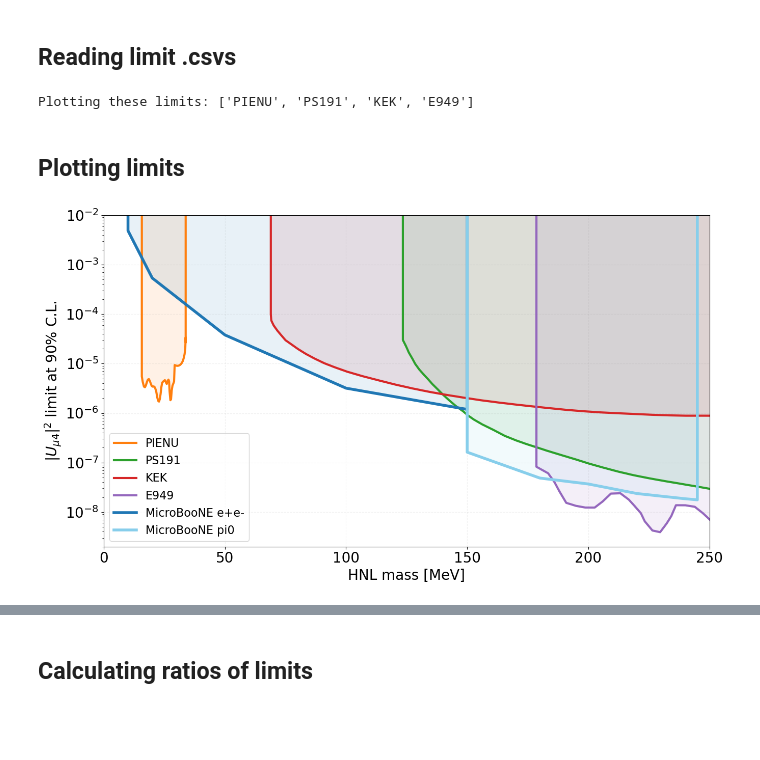
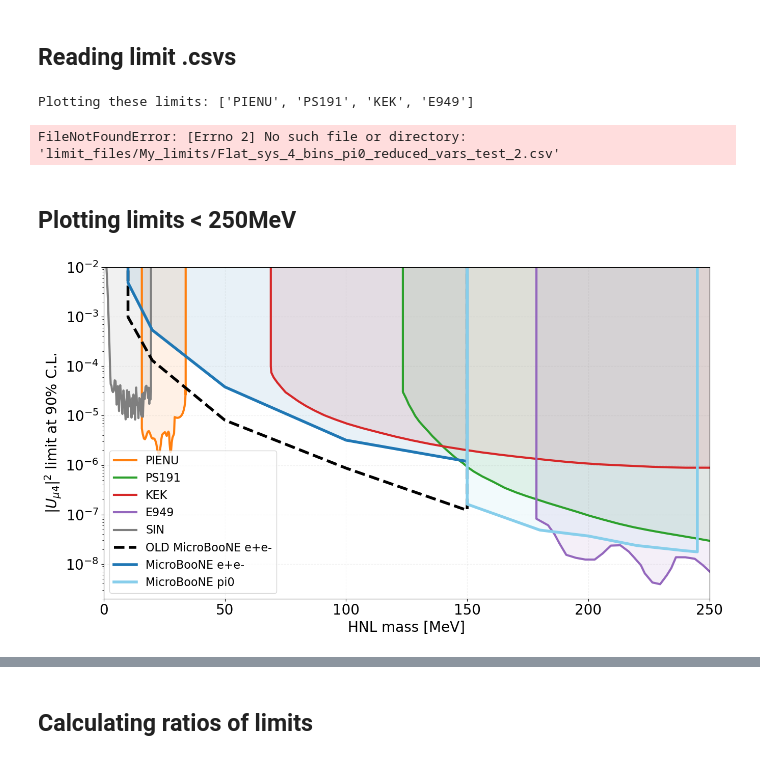
Before and after one commit to dmarsden01/uboone_HNL_analysis, a Jupyter notebook: 5_Limit_plotting.ipynb, the cells around one changed output, grey strips where cells are left out. Drawn from its saved outputs; the diff is of its cells as text; code cells hidden in the pictures; blank space fills up the shorter version.

```diff
--- a/5_Limit_plotting.ipynb
+++ b/5_Limit_plotting.ipynb
@@ -46,10 +46,21 @@ uboone_ee_reduced = Functions.Pandafy('limit_files/My_limits/Full_sys_4_bins_exp
 
 uboone_sys_split = Functions.Pandafy('limit_files/My_limits/Full_sys_4_bins_expected_mu_benchmark_r3_flashmatch_split_test.csv')
 
-uboone_pi0_approx = Functions.Pandafy('limit_files/My_limits/Flat_sys_havled_expected_pi0_mu_all_vars_logit_New.csv')
+# uboone_pi0_approx = Functions.Pandafy('limit_files/My_limits/Flat_sys_havled_expected_pi0_mu_all_vars_logit_New.csv')
+uboone_pi0_approx = Functions.Pandafy('limit_files/My_limits/Flat_sys_4_bins_pi0_reduced_vars_test_2.csv')
 uboone_pi0_reduced = Functions.Pandafy('limit_files/My_limits/Full_sys_4_bins_pi0_expected_20_April.csv')
 
 Ten_event_limit = Functions.Pandafy('limit_files/My_limits/10_event_expected_mu_run3.csv')
+
+uboone_ee_old = Functions.Pandafy('limit_files/My_limits/Pre_scaled_limit.csv')
+
+uboone_mupi = Functions.Pandafy('limit_files/uboone_mupi.csv')
+
+T2K_observed = Functions.Pandafy('limit_files/T2K_Umu4_observed_2019.csv')
+
+NA62_observed = Functions.Pandafy('limit_files/NA62_limit.csv')
+
+SIN_1987 = Functions.Pandafy('limit_files/SIN_BR_ratio.csv')
 
 Theorist_Pawels = Functions.Pandafy('limit_files/Reinterp_Pawels_result.csv')
 
@@ -60,8 +71,9 @@ BBN = Functions.Pandafy('limit_files/BBN_Nicolo_paper.csv')
 point = [150,4.26974152748967e-07]
 # %% [output]
 Plotting these limits: ['PIENU', 'PS191', 'KEK', 'E949']
+FileNotFoundError: [Errno 2] No such file or directory: 'limit_files/My_limits/Flat_sys_4_bins_pi0_reduced_vars_test_2.csv'
 # %% [markdown]
-## Plotting limits
+## Plotting limits < 250MeV
 # %%
 style_ps = '-'
 style_ds = '-'
@@ -76,37 +88,44 @@ for sample in samples:
     plt.plot(plot_dict[sample]['Mass'], plot_dict[sample]['Value'],label=sample, color=Constants.limit_colours[sample], lw=3)
     plt.fill_between(plot_dict[sample]['Mass'], plot_dict[sample]['Value'],1,color=Constants.limit_colours[sample],alpha=0.1)
 
+
+plt.plot(SIN_1987['Mass'],SIN_1987['Value'],label=r"SIN",color="C17",lw=3)
+plt.fill_between(SIN_1987['Mass'],SIN_1987['Value'],1,color="C17",alpha=0.1)
+
+plt.plot(uboone_ee_old['Mass'],uboone_ee_old['Value'],label="OLD MicroBooNE e+e-",color="black",lw=4, linestyle="dashed")
+# plt.fill_between(uboone_ee_old['Mass'],uboone_ee_old['Value'],1,color="black",alpha=0.1)
+plt.plot(uboone_pi0_approx['Mass'],uboone_pi0_approx['Value'],label="OLD MicroBooNE pi0",color="grey",lw=4, linestyle="dashed")
 
 plt.plot(uboone_ee_obs['Mass'],uboone_ee_obs['Value'],label="MicroBooNE e+e-",color="C10",lw=4)
 plt.fill_between(uboone_ee_obs['Mass'],uboone_ee_obs['Value'],1,color="C10",alpha=0.1)
 
 plt.plot(uboone_pi0_obs['Mass'],uboone_pi0_obs['Value'],label="MicroBooNE pi0",color="skyblue",lw=4)
 plt.fill_between(uboone_pi0_obs['Mass'],uboone_pi0_obs['Value'],1,color="skyblue",alpha=0.1)
 
 
 lower_lim_BBN = np.full(101, 1e-8)
 
 plt.xlabel('HNL mass [MeV]',fontsize=20)
 plt.ylabel(r'$|U_{\mu 4}|^2$ limit at 90% C.L.',fontsize=20)
 plt.legend()
 # plt.ylim(1e-8,1e-3)
 plt.ylim(2e-9,1e-2)
 #plt.xlim(0,0.45)
 plt.xlim(0.00,250)
 plt.grid(ls='--',color='C7',alpha=0.1)
 plt.yscale('log')
 plt.tick_params(axis='x', labelsize=20)
 plt.tick_params(axis='y', labelsize=20)
 plt.legend(prop={'size': 16}, loc="lower left")
 plt.tight_layout()
 
 today = date.today()
 d1 = today.strftime("%d_%m")
 
 if savefig == True:
-    name = f"limit_{d1}"
+    name = f"limit_{d1}_with_old"
     plt.savefig('plots/Limits/'+name+'.pdf',bbox_inches='tight', pad_inches=0.3)
     plt.savefig('plots/Limits/'+name+'.png',bbox_inches='tight', pad_inches=0.3)
 plt.show()
 # %% [output]
-[figure, old version]
+[figure, new version]
```
Also changed, not shown: parts of 3 cells of this notebook, 3 other files.
